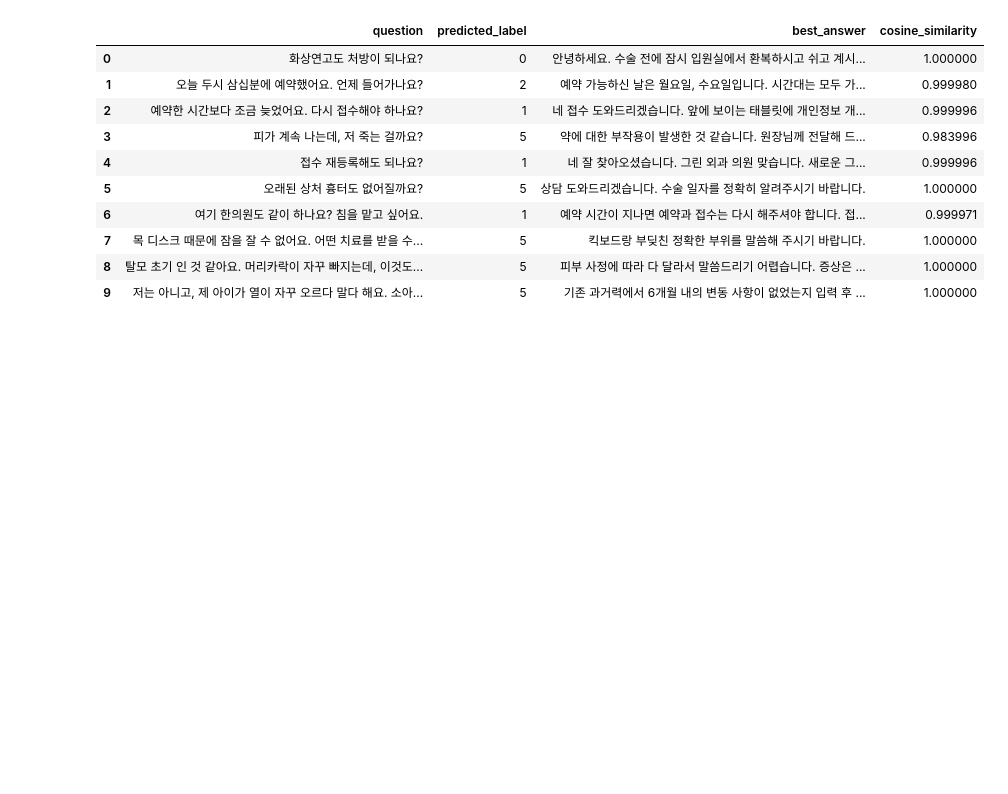
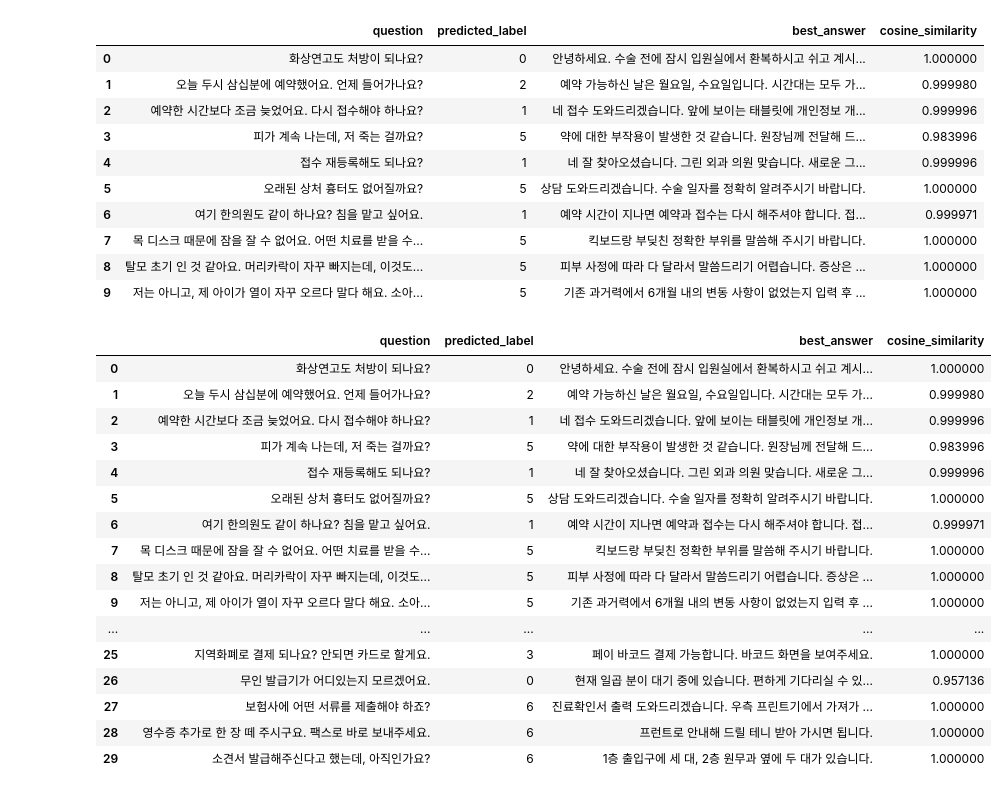
Before and after one commit to Dayeonee2/landimark_project, a Jupyter notebook: dymodeling health/bayesian_health.ipynb, the cells around one changed output. Saved outputs shown, nothing was run; the diff lists cells and outputs as text; code cells hidden in the pictures; blank space fills up the shorter version.

```diff
--- a/dymodeling health/bayesian_health.ipynb
+++ b/dymodeling health/bayesian_health.ipynb
@@ -12,0 +1,22 @@ array([0, 1, 2, 3, 4, 5, 6], dtype=int64)
+# %%
+import pandas as pd
+
+df = pd.read_csv('file/health_result.csv')
+
+# 질문 리스트
+questions = df['question'].tolist()
+answers = df['answer'].tolist()
+# 정규표현식을 사용하여 카테고리 앞에 있는 숫자와 점을 제거
+df['category02'] = df['category02'].str.replace(r'^\d+\.', '', regex=True)
+
+# '진료 접수 안내'와 '진료 접수'를 같은 카테고리로 변경
+df['category02'] = df['category02'].replace({'진료 접수': '진료 접수 안내'})
+# 고유한 카테고리 값 추출
+unique_categories = df['category02'].unique()
+# 카테고리와 고유 번호 매핑
+category_to_label = {category: idx for idx, category in enumerate(unique_categories)}
+
+# 레이블 추가
+df['label'] = df['category02'].map(category_to_label)
+
+df['label'].unique()
@@ -94,7 +106,7 @@ def chatbot_response(input_question, tokenizer, model, question_embeddings, answ
     return best_answer, cosine_similarity, predicted_label  # 세 가지 값 반환
 # %%
 # 예시 질문
-input_question = "너무 목이 마른데요, 혹시 정수기 같은 건 없나요?"
+input_question = "앞으로 얼마나 나아지는지 보고 아프면 오라고 하네요. 제가 다음에 예약하고 와도 되죠?"
 
 # 챗봇 응답 호출
 best_answer, cosine_similarity, predicted_label = chatbot_response(input_question, tokenizer, model, question_embeddings, answers)
@@ -157,3 +169,24 @@ results_df[:10]
 | 7 | 목 디스크 때문에 잠을 잘 수 없어요. 어떤 치료를 받을 수... | 5 | 킥보드랑 부딪친 정확한 부위를 말씀해 주시기 바랍니다. | 1.000000 |
 | 8 | 탈모 초기 인 것 같아요. 머리카락이 자꾸 빠지는데, 이것도... | 5 | 피부 사정에 따라 다 달라서 말씀드리기 어렵습니다. 증상은 ... | 1.000000 |
 | 9 | 저는 아니고, 제 아이가 열이 자꾸 오르다 말다 해요. 소아... | 5 | 기존 과거력에서 6개월 내의 변동 사항이 없었는지 입력 후 ... | 1.000000 |
+# %%
+# 결과 출력
+results_df[:30]
+# %% [output]
+|  | question | predicted_label | best_answer | cosine_similarity |
+| 0 | 화상연고도 처방이 되나요? | 0 | 안녕하세요. 수술 전에 잠시 입원실에서 환복하시고 쉬고 계시... | 1.000000 |
+| 1 | 오늘 두시 삼십분에 예약했어요. 언제 들어가나요? | 2 | 예약 가능하신 날은 월요일, 수요일입니다. 시간대는 모두 가... | 0.999980 |
+| 2 | 예약한 시간보다 조금 늦었어요. 다시 접수해야 하나요? | 1 | 네 접수 도와드리겠습니다. 앞에 보이는 태블릿에 개인정보 개... | 0.999996 |
+| 3 | 피가 계속 나는데, 저 죽는 걸까요? | 5 | 약에 대한 부작용이 발생한 것 같습니다. 원장님께 전달해 드... | 0.983996 |
+| 4 | 접수 재등록해도 되나요? | 1 | 네 잘 찾아오셨습니다. 그린 외과 의원 맞습니다. 새로운 그... | 0.999996 |
+| 5 | 오래된 상처 흉터도 없어질까요? | 5 | 상담 도와드리겠습니다. 수술 일자를 정확히 알려주시기 바랍니다. | 1.000000 |
+| 6 | 여기 한의원도 같이 하나요? 침을 맡고 싶어요. | 1 | 예약 시간이 지나면 예약과 접수는 다시 해주셔야 합니다. 접... | 0.999971 |
+| 7 | 목 디스크 때문에 잠을 잘 수 없어요. 어떤 치료를 받을 수... | 5 | 킥보드랑 부딪친 정확한 부위를 말씀해 주시기 바랍니다. | 1.000000 |
+| 8 | 탈모 초기 인 것 같아요. 머리카락이 자꾸 빠지는데, 이것도... | 5 | 피부 사정에 따라 다 달라서 말씀드리기 어렵습니다. 증상은 ... | 1.000000 |
+| 9 | 저는 아니고, 제 아이가 열이 자꾸 오르다 말다 해요. 소아... | 5 | 기존 과거력에서 6개월 내의 변동 사항이 없었는지 입력 후 ... | 1.000000 |
+| ... | ... | ... | ... | ... |
+| 25 | 지역화폐로 결제 되나요? 안되면 카드로 할게요. | 3 | 페이 바코드 결제 가능합니다. 바코드 화면을 보여주세요. | 1.000000 |
+| 26 | 무인 발급기가 어디있는지 모르겠어요. | 0 | 현재 일곱 분이 대기 중에 있습니다. 편하게 기다리실 수 있... | 0.957136 |
+| 27 | 보험사에 어떤 서류를 제출해야 하죠? | 6 | 진료확인서 출력 도와드리겠습니다. 우측 프린트기에서 가져가 ... | 1.000000 |
+| 28 | 영수증 추가로 한 장 떼 주시구요. 팩스로 바로 보내주세요. | 6 | 프런트로 안내해 드릴 테니 받아 가시면 됩니다. | 1.000000 |
+| 29 | 소견서 발급해주신다고 했는데, 아직인가요? | 6 | 1층 출입구에 세 대, 2층 원무과 옆에 두 대가 있습니다. | 1.000000 |
```
Also changed, not shown: parts of 4 cells of this notebook, 6 other files.
